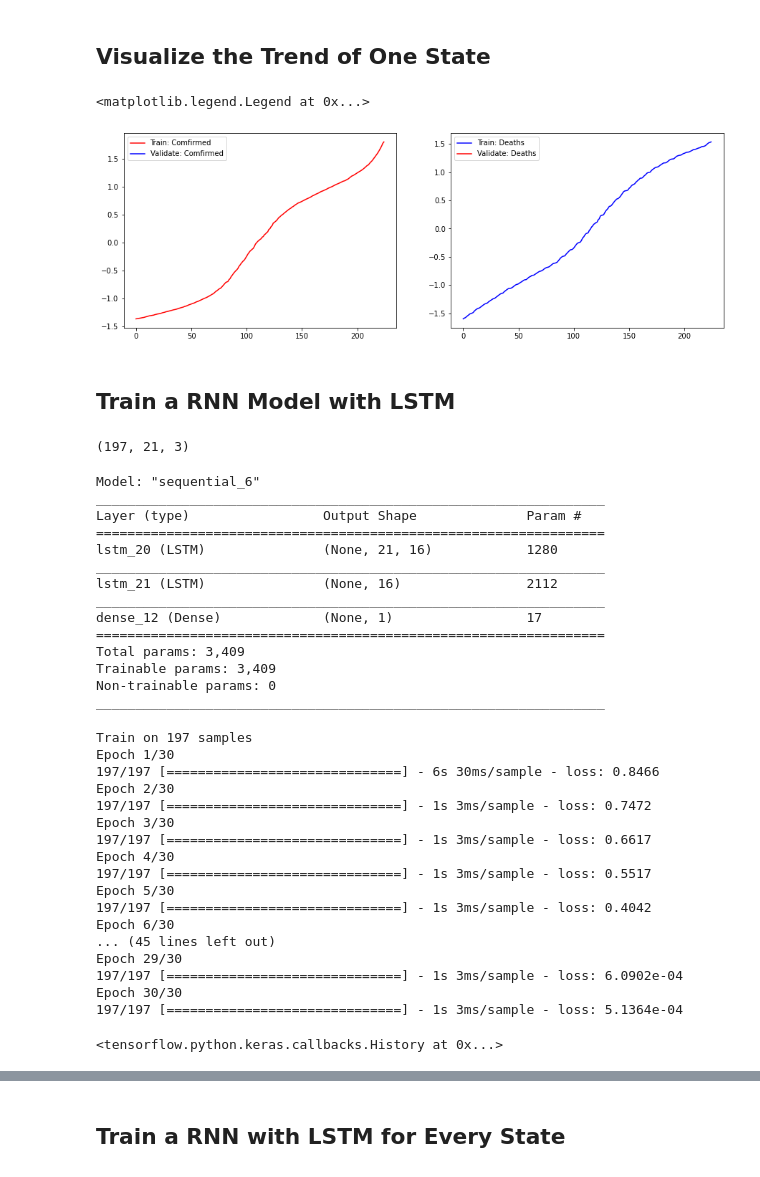
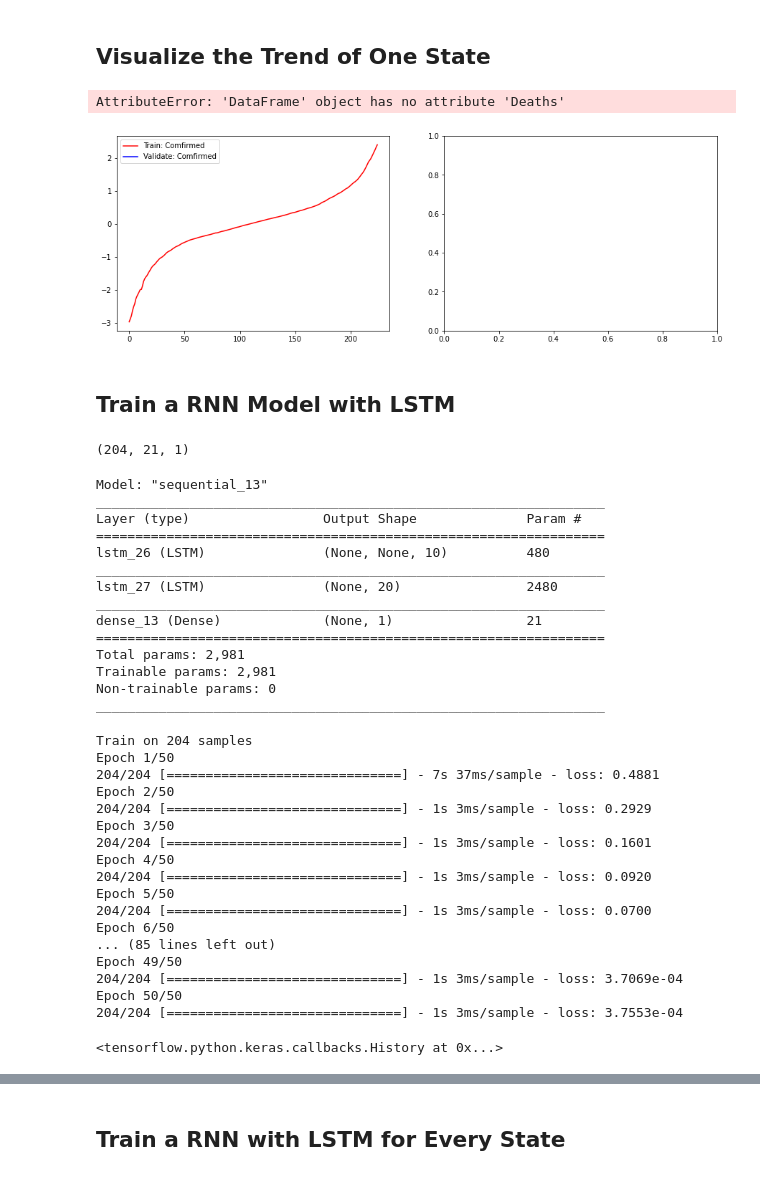
Before and after one commit to JackZhao98/COVID19-Prediction, a Jupyter notebook: RNN_LSTM.ipynb, the cells around one changed output, grey strips where cells are left out. Cells and saved outputs as stored; diff of their text form; code cells hidden in the pictures.

```diff
--- a/RNN_LSTM.ipynb
+++ b/RNN_LSTM.ipynb
@@ -62,9 +63,10 @@ state_scaler = {}
 for s in states:
     df_filter = train_data['Province_State'] == s
     state_df = train_data[df_filter]
-    states_data[s] = state_df.drop(['Date','ID', 'Province_State', 'Incident_Rate', 'Recovered', 'People_Tested', 'People_Hospitalized', 'Mortality_Rate', 'Testing_Rate', 'Hospitalization_Rate'], 1)
+    states_data[s] = state_df.drop(['Date','Deaths','Active','ID', 'Province_State', 'Incident_Rate', 'Recovered', 'People_Tested', 'People_Hospitalized', 'Mortality_Rate', 'Testing_Rate', 'Hospitalization_Rate'], 1)
     save_columns = states_data[s].columns
     state_scaler[s] = StandardScaler()
+#     state_scaler[s] = MinMaxScaler()
     states_data[s] = state_scaler[s].fit_transform(states_data[s])
     states_data[s] = pd.DataFrame(states_data[s], columns=save_columns)
 # %%
@@ -120,24 +122,24 @@ for state in states_data.keys():
 # %% [markdown]
 ## Visualize the Trend of One State
 # %%
-current_state = 'California'
+current_state = 'New York'
 num_state_train = state_train_data[current_state].shape[0]
 num_state_validate = state_validate_data[current_state].shape[0]
 validate_range = np.arange(num_state_train, num_state_train+num_state_validate)
 
 plt.figure(figsize=(15, 5))
 plt.subplot(1,2,1)
 plt.yscale('linear')
 plt.plot(state_train_data[current_state].Confirmed.values, color='red', label='Train: Comfirmed')
 plt.plot(validate_range, state_validate_data[current_state].Confirmed.values, color='blue', label='Validate: Comfirmed')
 plt.legend(loc='best')
 plt.subplot(1,2,2)
 plt.plot(states_data[current_state].Deaths.values, color='blue', label='Train: Deaths')
 plt.plot(validate_range, state_validate_data[current_state].Deaths.values, color='red', label='Validate: Deaths')
 plt.legend(loc='best')
 # %% [output]
-<matplotlib.legend.Legend at 0x...>
+AttributeError: 'DataFrame' object has no attribute 'Deaths'
-[figure, old version]
+[figure, new version]
 # %% [markdown]
 ## Train a RNN Model with LSTM
 # %%
@@ -156,65 +158,64 @@ data_training = np.array(state_train_data[current_state])
 X_train = []
 y_train = []
 
-# window size 14
 window_size = 21
 forecast_day = 7
 
-for i in range(window_size, data_training.shape[0] - forecast_day):
-    X_train.append(data_training[i - window_size:i])
-    y_train.append(data_training[i + forecast_day, 0])
+for i in range(data_training.shape[0] - window_size):
+    X_train.append(data_training[i : i + window_size])
+    y_train.append(data_training[i + window_size, 0])
 
 X_train, y_train = np.array(X_train), np.array(y_train)
 X_train.shape
 # %% [output]
-(197, 21, 3)
+(204, 21, 1)
 # %%
 model = keras.Sequential()
 
-model.add(LSTM(units = 16, activation = 'relu', return_sequences = True, input_shape = (X_train.shape[1], X_train.shape[2])))
-model.add(Dropout(0.05))
+model.add(LSTM(units=10, return_sequences=True, input_shape=(None, X_train.shape[2])))
+# model.add(Dropout(0.1))
 
-model.add(LSTM(units = 16, activation = 'sigmoid'))
-model.add(Dropout(0.05))
+model.add(LSTM(units=20, return_sequences=False))
+# model.add(Dropout(0.1))
 
 model.add(Dense(units = 1))
 
 model.summary()
 # %% [output]
-Model: "sequential_6"
+Model: "sequential_13"
 _________________________________________________________________
 Layer (type)                 Output Shape              Param #
 =================================================================
-lstm_20 (LSTM)               (None, 21, 16)            1280
+lstm_26 (LSTM)               (None, None, 10)          480
 _________________________________________________________________
-lstm_21 (LSTM)               (None, 16)                2112
+lstm_27 (LSTM)               (None, 20)                2480
 _________________________________________________________________
-dense_12 (Dense)             (None, 1)                 17
+dense_13 (Dense)             (None, 1)                 21
 =================================================================
-Total params: 3,409
-Trainable params: 3,409
+Total params: 2,981
+Trainable params: 2,981
 Non-trainable params: 0
 _________________________________________________________________
 # %%
 model.compile(optimizer='adam', loss = 'mean_squared_error')
-model.fit(X_train, y_train, epochs=30, batch_size=32, verbose=1)
+model.fit(X_train, y_train, epochs=50, batch_size=32, verbose=1)
 # %% [output]
-Train on 197 samples
-Epoch 1/30
-197/197 [==============================] - 6s 30ms/sample - loss: 0.8466
-Epoch 2/30
-197/197 [==============================] - 1s 3ms/sample - loss: 0.7472
-Epoch 3/30
-197/197 [==============================] - 1s 3ms/sample - loss: 0.6617
-Epoch 4/30
-197/197 [==============================] - 1s 3ms/sample - loss: 0.5517
-Epoch 5/30
-197/197 [==============================] - 1s 3ms/sample - loss: 0.4042
-Epoch 6/30
-... (45 lines left out)
-Epoch 29/30
-197/197 [==============================] - 1s 3ms/sample - loss: 6.0902e-04
-Epoch 30/30
-197/197 [==============================] - 1s 3ms/sample - loss: 5.1364e-04
+Train on 204 samples
+Epoch 1/50
+204/204 [==============================] - 7s 37ms/sample - loss: 0.4881
+Epoch 2/50
+204/204 [==============================] - 1s 3ms/sample - loss: 0.2929
+Epoch 3/50
+204/204 [==============================] - 1s 3ms/sample - loss: 0.1601
+Epoch 4/50
+204/204 [==============================] - 1s 3ms/sample - loss: 0.0920
+Epoch 5/50
+204/204 [==============================] - 1s 3ms/sample - loss: 0.0700
+Epoch 6/50
+... (85 lines left out)
+Epoch 49/50
+204/204 [==============================] - 1s 3ms/sample - loss: 3.7069e-04
+Epoch 50/50
+204/204 [==============================] - 1s 3ms/sample - loss: 3.7553e-04
 <tensorflow.python.keras.callbacks.History at 0x...>
 # %%
```
Also changed, not shown: parts of 13 cells of this notebook, 1 other file.
